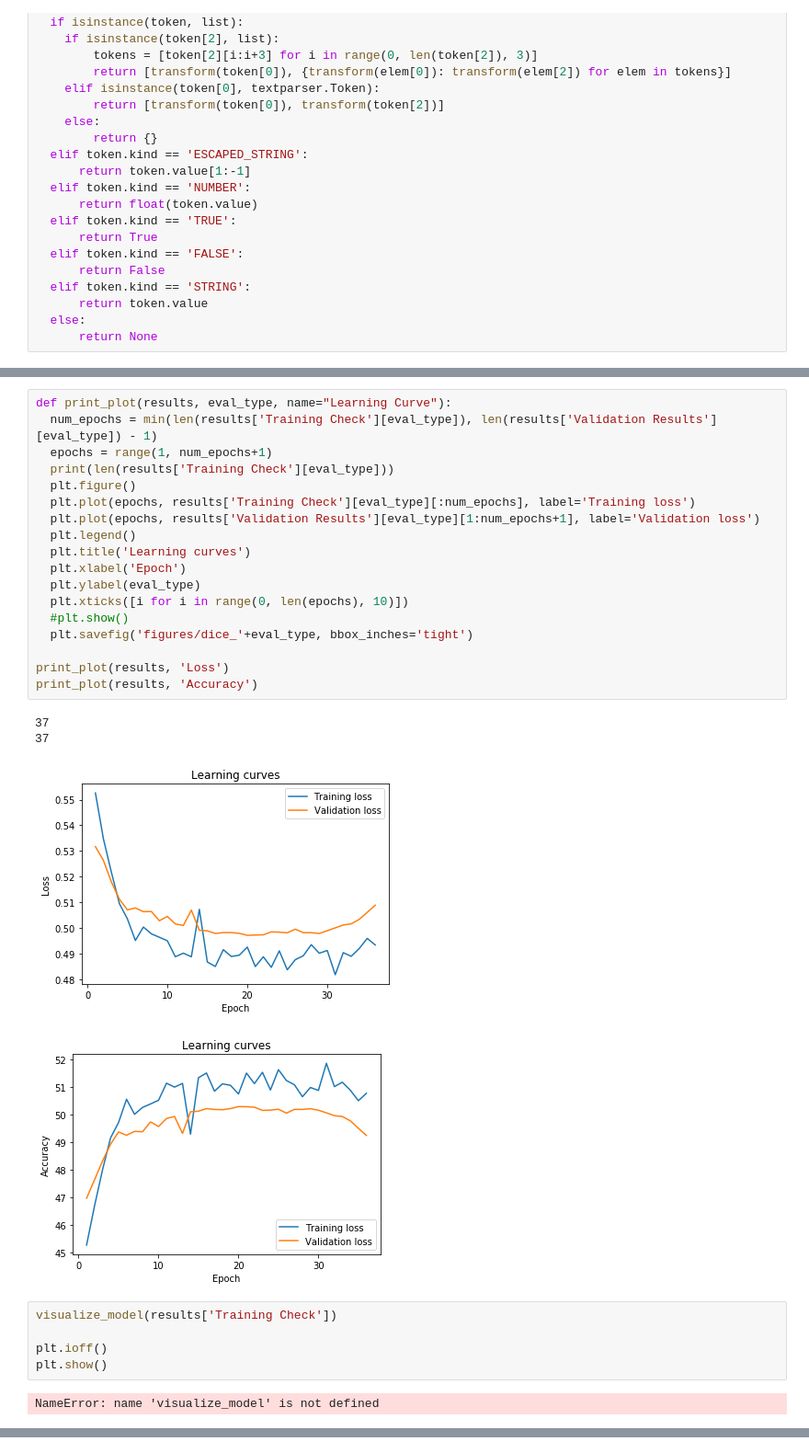
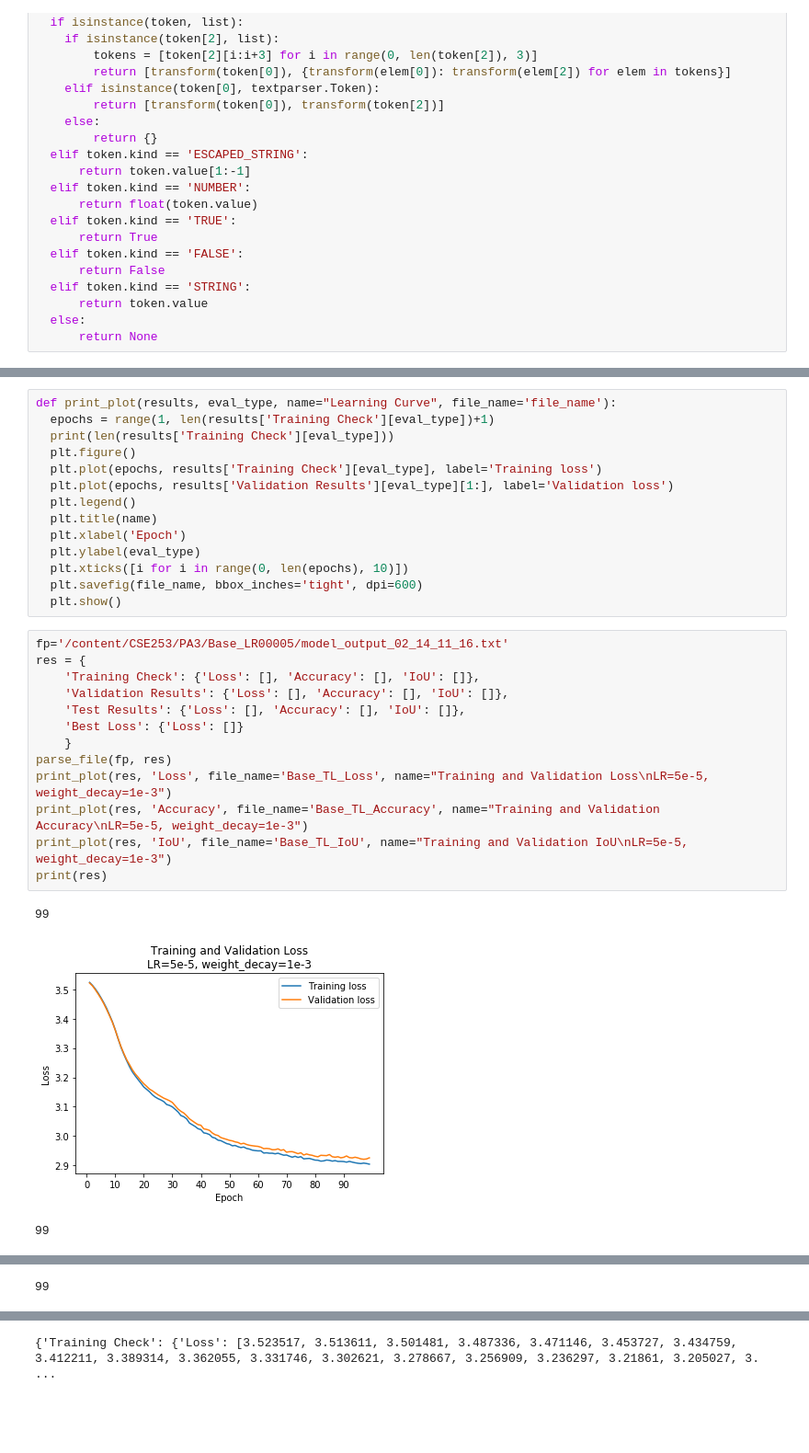
Before and after one commit to avilaJorge/ISeg_FCN, a Jupyter notebook: nn_output_parser.ipynb, the cells around one changed output, grey strips where cells are left out. Shown: that part at 92% size. Drawn from its saved outputs; the diff is of its cells as text; blank space fills up the shorter version.

```diff
--- a/nn_output_parser.ipynb
+++ b/nn_output_parser.ipynb
@@ -110,30 +107,31 @@ print(results)
 # %%
-def print_plot(results, eval_type, name="Learning Curve"):
-  num_epochs = min(len(results['Training Check'][eval_type]), len(results['Validation Results'][eval_type]) - 1)
-  epochs = range(1, num_epochs+1)
+def print_plot(results, eval_type, name="Learning Curve", file_name='file_name'):
+  epochs = range(1, len(results['Training Check'][eval_type])+1)
   print(len(results['Training Check'][eval_type]))
   plt.figure()
-  plt.plot(epochs, results['Training Check'][eval_type][:num_epochs], label='Training loss')
-  plt.plot(epochs, results['Validation Results'][eval_type][1:num_epochs+1], label='Validation loss')
+  plt.plot(epochs, results['Training Check'][eval_type], label='Training loss')
+  plt.plot(epochs, results['Validation Results'][eval_type][1:], label='Validation loss')
   plt.legend()
-  plt.title('Learning curves')
+  plt.title(name)
   plt.xlabel('Epoch')
   plt.ylabel(eval_type)
   plt.xticks([i for i in range(0, len(epochs), 10)])
-  #plt.show()
-  plt.savefig('figures/dice_'+eval_type, bbox_inches='tight')
-
-print_plot(results, 'Loss')
-print_plot(results, 'Accuracy')
+  plt.savefig(file_name, bbox_inches='tight', dpi=600)
+  plt.show()
-# %% [output]
-37
-37
-[figure, removed]
-[figure, removed]
-# %%
-visualize_model(results['Training Check'])
-
-plt.ioff()
-plt.show()
-# %% [output]
-NameError: name 'visualize_model' is not defined
+# %%
+fp='/content/CSE253/PA3/Base_LR00005/model_output_02_14_11_16.txt'
+res = {
+    'Training Check': {'Loss': [], 'Accuracy': [], 'IoU': []},
+    'Validation Results': {'Loss': [], 'Accuracy': [], 'IoU': []},
+    'Test Results': {'Loss': [], 'Accuracy': [], 'IoU': []},
+    'Best Loss': {'Loss': []}
+    }
+parse_file(fp, res)
+print_plot(res, 'Loss', file_name='Base_TL_Loss', name="Training and Validation Loss\nLR=5e-5, weight_decay=1e-3")
+print_plot(res, 'Accuracy', file_name='Base_TL_Accuracy', name="Training and Validation Accuracy\nLR=5e-5, weight_decay=1e-3")
+print_plot(res, 'IoU', file_name='Base_TL_IoU', name="Training and Validation IoU\nLR=5e-5, weight_decay=1e-3")
+print(res)
+# %% [output]
+99
+[figure, added]
+99
@@ -139,0 +139 @@ NameError: name 'visualize_model' is not defined
+99
@@ -139,0 +141 @@ NameError: name 'visualize_model' is not defined
+{'Training Check': {'Loss': [3.523517, 3.513611, 3.501481, 3.487336, 3.471146, 3.453727, 3.434759, 3.412211, 3.389314, 3.362055, 3.331746, 3.302621, 3.278667, 3.256909, 3.236297, 3.21861, 3.205027, 3. ...
```
Also changed, not shown: parts of 6 cells of this notebook, 44 other files.
